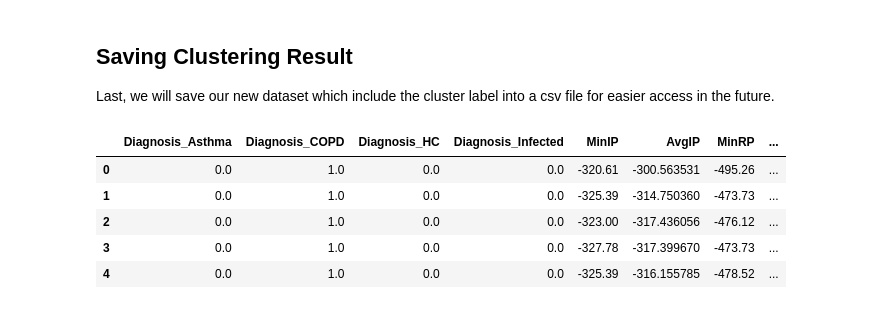
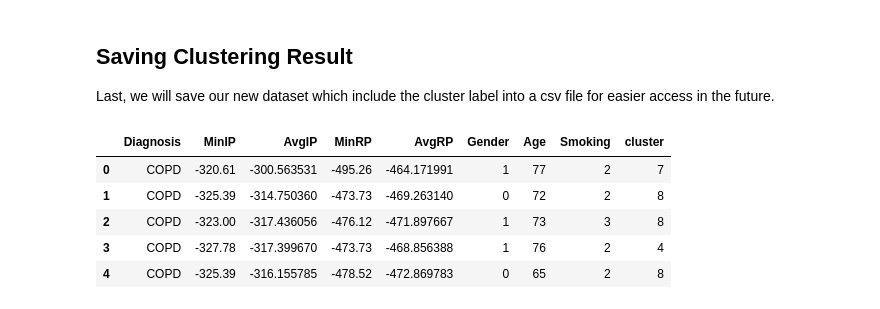
Before and after one commit to tubagusibrohim/Exasens-Data-Set-Clustering, a Jupyter notebook: Exasens_Dataset_Clustering.ipynb, the cells around one changed output. Cells and saved outputs as stored; diff of their text form; code cells hidden in the pictures.

```diff
--- a/Exasens_Dataset_Clustering.ipynb
+++ b/Exasens_Dataset_Clustering.ipynb
@@ -404,15 +404,20 @@ sns.scatterplot(data=df_exa, x='AvgRP', y='Diagnosis', hue='cluster', palette='m
 ## Saving Clustering Result
 
 Last, we will save our new dataset which include the cluster label into a csv file for easier access in the future.
+# %%
+df_exa['MinIP'] = df_exa_ready['MinIP']
+df_exa['AvgIP'] = df_exa_ready['AvgIP']
+df_exa['MinRP'] = df_exa_ready['MinRP']
+df_exa['AvgRP'] = df_exa_ready['AvgRP']
 # %%
 # Save new dataframe into csv file
-df_exa_ready.to_csv('exasens_segmentation.csv', index=False)
+df_exa.to_csv('exasens_segmentation.csv', index=False)
 
-df_exa_ready.head(5)
+df_exa.head(5)
 # %% [output]
-|  | Diagnosis_Asthma | Diagnosis_COPD | Diagnosis_HC | Diagnosis_Infected | MinIP | AvgIP | MinRP | ... |
-| 0 | 0.0 | 1.0 | 0.0 | 0.0 | -320.61 | -300.563531 | -495.26 | ... |
-| 1 | 0.0 | 1.0 | 0.0 | 0.0 | -325.39 | -314.750360 | -473.73 | ... |
-| 2 | 0.0 | 1.0 | 0.0 | 0.0 | -323.00 | -317.436056 | -476.12 | ... |
-| 3 | 0.0 | 1.0 | 0.0 | 0.0 | -327.78 | -317.399670 | -473.73 | ... |
-| 4 | 0.0 | 1.0 | 0.0 | 0.0 | -325.39 | -316.155785 | -478.52 | ... |
+|  | Diagnosis | MinIP | AvgIP | MinRP | AvgRP | Gender | Age | Smoking | cluster |
+| 0 | COPD | -320.61 | -300.563531 | -495.26 | -464.171991 | 1 | 77 | 2 | 7 |
+| 1 | COPD | -325.39 | -314.750360 | -473.73 | -469.263140 | 0 | 72 | 2 | 8 |
+| 2 | COPD | -323.00 | -317.436056 | -476.12 | -471.897667 | 1 | 73 | 3 | 8 |
+| 3 | COPD | -327.78 | -317.399670 | -473.73 | -468.856388 | 1 | 76 | 2 | 4 |
+| 4 | COPD | -325.39 | -316.155785 | -478.52 | -472.869783 | 0 | 65 | 2 | 8 |
```
Also changed, not shown: parts of 1 cell of this notebook.
